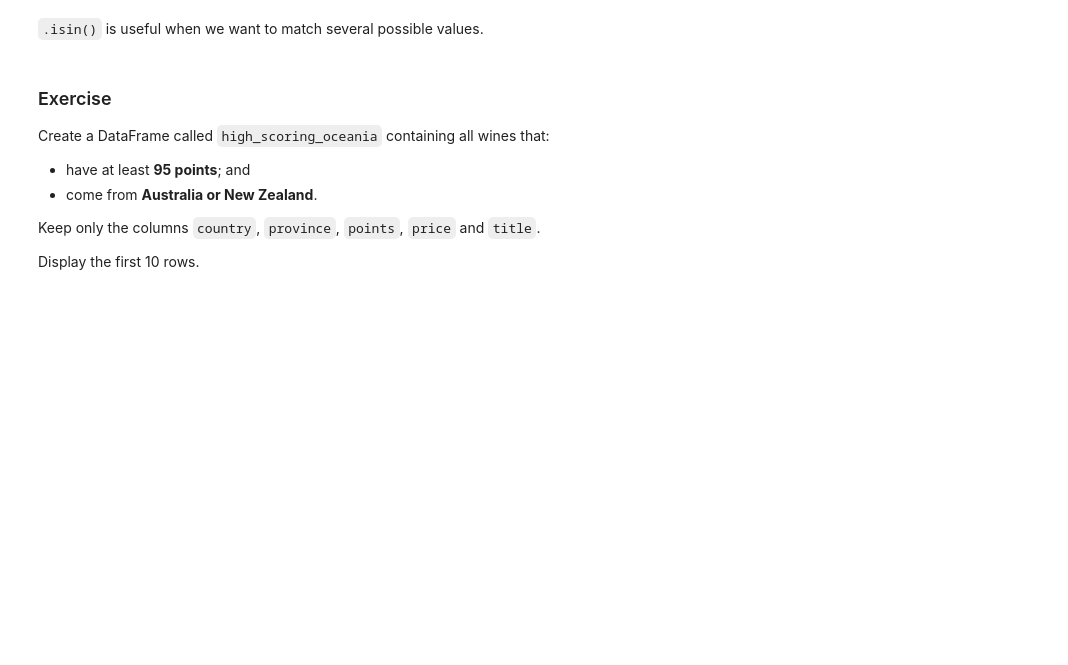
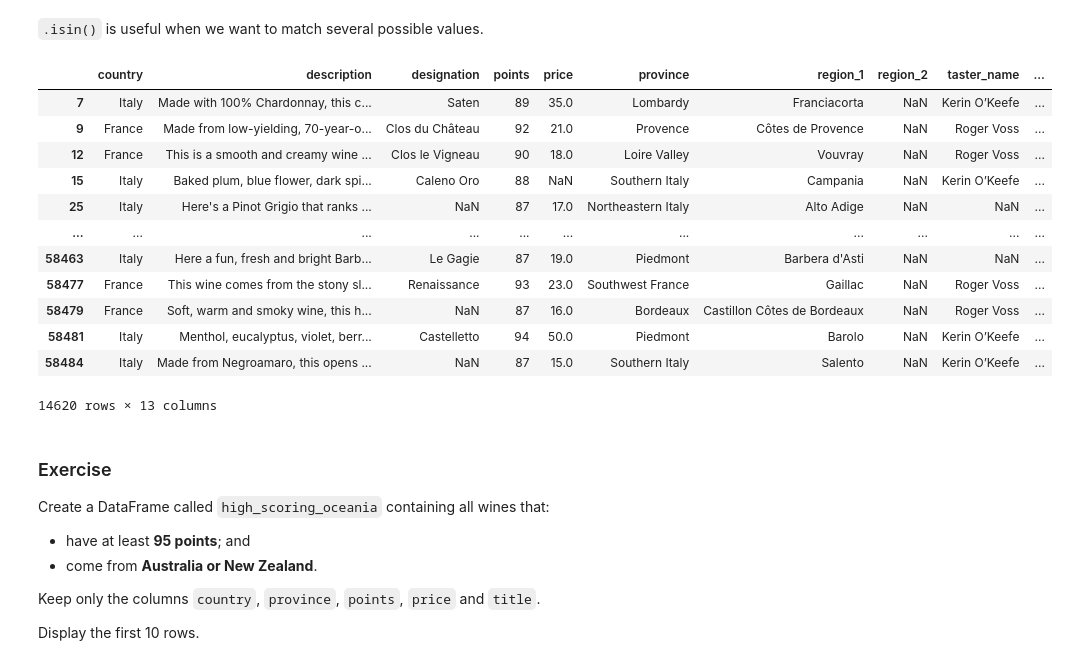
Before and after one commit to wenndybenavides/ANALYTICS-CODING, a Jupyter notebook: Session_1/Pandas_AUT26.ipynb, the cells around one changed output. Saved outputs shown, nothing was run; the diff lists cells and outputs as text; code cells hidden in the pictures; blank space fills up the shorter version.

```diff
--- a/Session_1/Pandas_AUT26.ipynb
+++ b/Session_1/Pandas_AUT26.ipynb
@@ -136,5 +330,24 @@ Each condition should be placed inside parentheses.
 # %% [markdown]
 `.isin()` is useful when we want to match several possible values.
+# %%
+reviews.loc[
+    (reviews['country'].isin(['France', 'Italy'])) &
+    (reviews['points'] > 86)
+]
+# %% [output]
+|  | country | description | designation | points | price | province | region_1 | region_2 | taster_name | ... |
+| 7 | Italy | Made with 100% Chardonnay, this c... | Saten | 89 | 35.0 | Lombardy | Franciacorta | NaN | Kerin O’Keefe | ... |
+| 9 | France | Made from low-yielding, 70-year-o... | Clos du Château | 92 | 21.0 | Provence | Côtes de Provence | NaN | Roger Voss | ... |
+| 12 | France | This is a smooth and creamy wine ... | Clos le Vigneau | 90 | 18.0 | Loire Valley | Vouvray | NaN | Roger Voss | ... |
+| 15 | Italy | Baked plum, blue flower, dark spi... | Caleno Oro | 88 | NaN | Southern Italy | Campania | NaN | Kerin O’Keefe | ... |
+| 25 | Italy | Here's a Pinot Grigio that ranks ... | NaN | 87 | 17.0 | Northeastern Italy | Alto Adige | NaN | NaN | ... |
+| ... | ... | ... | ... | ... | ... | ... | ... | ... | ... | ... |
+| 58463 | Italy | Here a fun, fresh and bright Barb... | Le Gagie | 87 | 19.0 | Piedmont | Barbera d'Asti | NaN | NaN | ... |
+| 58477 | France | This wine comes from the stony sl... | Renaissance | 93 | 23.0 | Southwest France | Gaillac | NaN | Roger Voss | ... |
+| 58479 | France | Soft, warm and smoky wine, this h... | NaN | 87 | 16.0 | Bordeaux | Castillon Côtes de Bordeaux | NaN | Roger Voss | ... |
+| 58481 | Italy | Menthol, eucalyptus, violet, berr... | Castelletto | 94 | 50.0 | Piedmont | Barolo | NaN | Kerin O’Keefe | ... |
+| 58484 | Italy | Made from Negroamaro, this opens ... | NaN | 87 | 15.0 | Southern Italy | Salento | NaN | Kerin O’Keefe | ... |
+14620 rows × 13 columns
 # %% [markdown]
 ### Exercise
 
```
Also changed, not shown: parts of 25 cells of this notebook.
